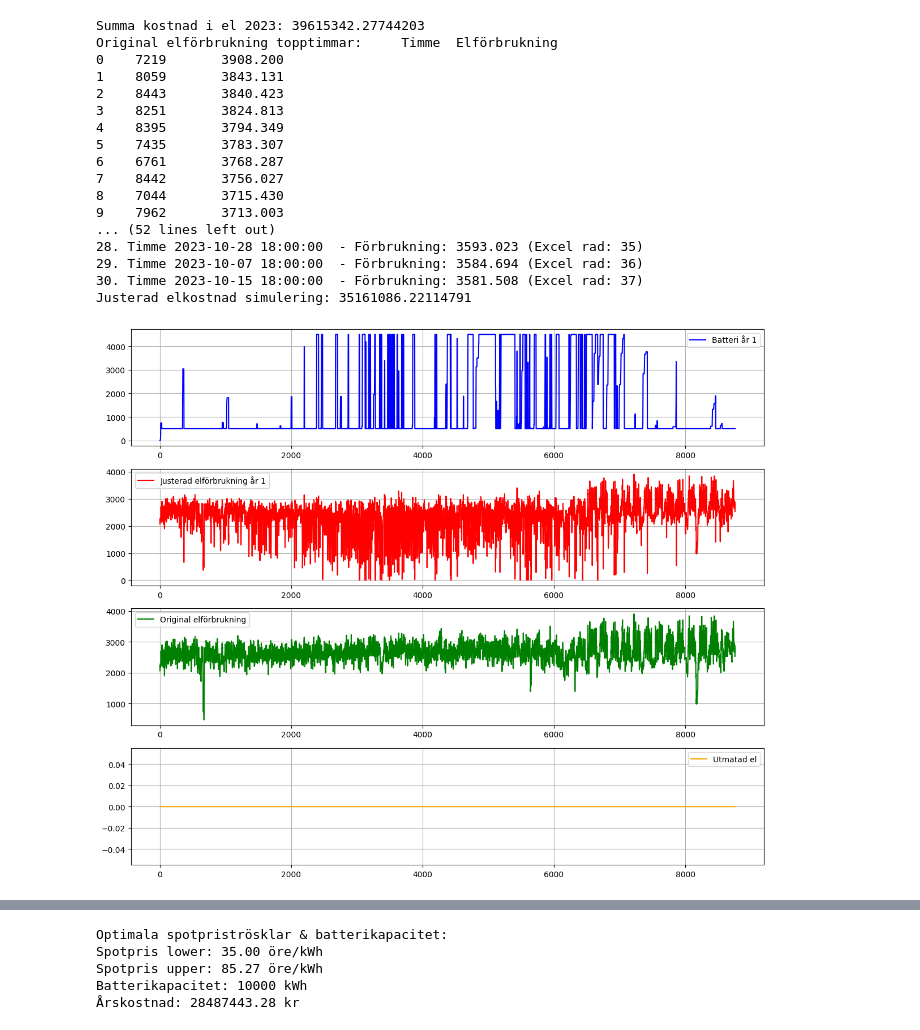
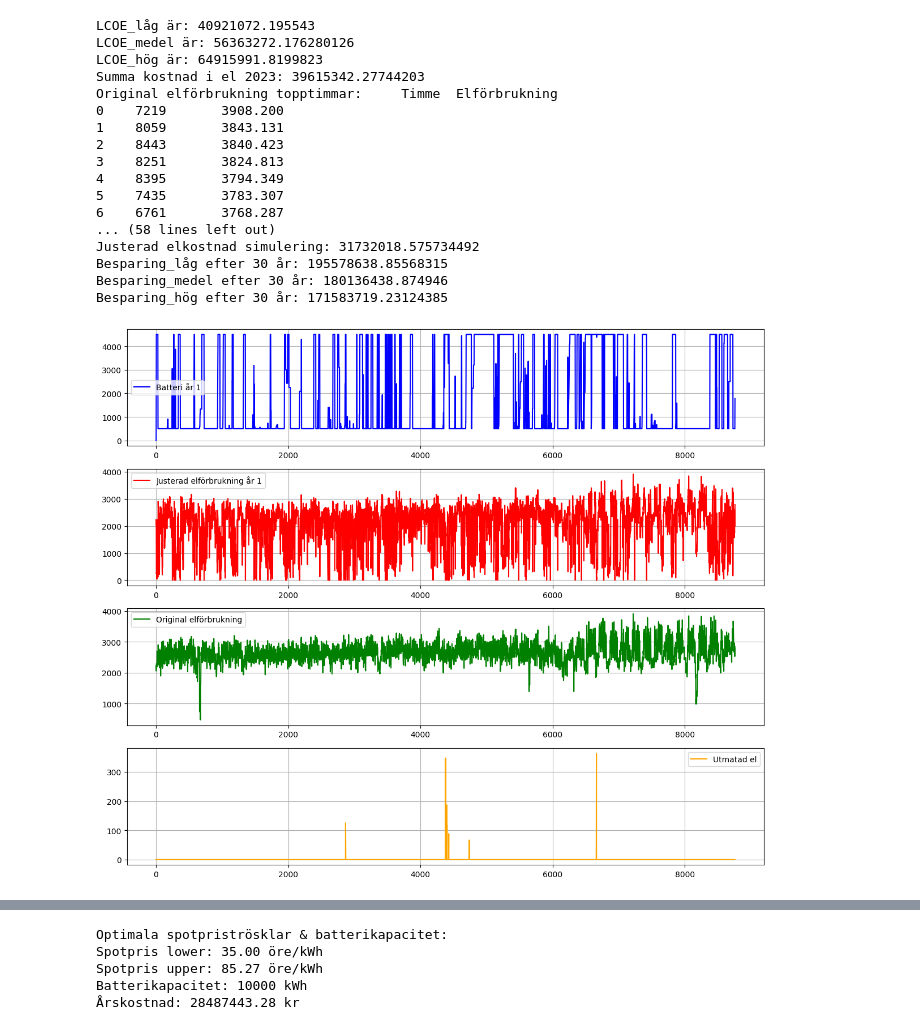
Before and after one commit to Jakobthuresson/Energigemenskaper, a Jupyter notebook: SödraOmrådet.ipynb, the cells around one changed output, grey strips where cells are left out. Cells and saved outputs as stored; diff of their text form; code cells hidden in the pictures.

```diff
--- a/SödraOmrådet.ipynb
+++ b/SödraOmrådet.ipynb
@@ -11,11 +11,30 @@ SödraOmr = pd.read_excel("Eldata-filerSÖDRA/SummaSödraOmrådet.xlsx", header=
 
 # Extrahera första kolumnen från respektive DataFrame
 Vind = Vindprod.iloc[:, 0]
-Sol = 0.8*Solprod.iloc[:, 0]  #SOL+VIND = 0.4, SOL= 0.8
+Sol = 0.4*Solprod.iloc[:, 0]  #SOL+VIND = 0.4, SOL= 0.8
 Spot = Spotpris.iloc[:, 0]
 SöOmr = SödraOmr.iloc[:,0]
 
-Prod =  Sol
+Prod =  Sol + Vind
+
+LCOE_sol_låg = 0.29 #kr/kWh
+LCOE_sol_medel = 0.43
+LCOE_sol_hög = 0.52
+
+LCOE_vind_låg = 0.24
+LCOE_vind_medel = 0.32
+LCOE_vind_hög = 0.36
+
+livslängd = 30
+
+
+LCOE_låg = (Sol.sum()*LCOE_sol_låg + Vind.sum()*LCOE_vind_låg)*30
+LCOE_medel = (Sol.sum()*LCOE_sol_medel + Vind.sum()*LCOE_vind_medel)*30
+LCOE_hög = (Sol.sum()*LCOE_sol_hög+ Vind.sum()*LCOE_vind_hög)*30
+
+print("LCOE_låg är:", LCOE_låg)
+print("LCOE_medel är:", LCOE_medel)
+print("LCOE_hög är:", LCOE_hög)
 
 Prod_list = Prod.tolist()
 
@@ -215,6 +234,10 @@ JusteradEnergiskatt = (total_elförbrukning * 43.9) / 100
 summaJusteradElkostnad = 1.25 * (summaJusteradÖverfKR + JusteradEnergiskatt + elhandelskostnad_köpt)
 print("Justerad elkostnad simulering:", summaJusteradElkostnad)
 
+print("Besparing_låg efter 30 år:", (summaElKostnad - summaJusteradElkostnad)*30 - LCOE_låg)
+print("Besparing_medel efter 30 år:", (summaElKostnad - summaJusteradElkostnad)*30 - LCOE_medel)
+print("Besparing_hög efter 30 år:", (summaElKostnad - summaJusteradElkostnad)*30 - LCOE_hög)
+
 
 # ----------------------- PLOTTING RESULTS -----------------------
 fig, ax = plt.subplots(4, 1, figsize=(12, 10))
@@ -226,39 +249,39 @@ ax[3].plot(utmatning, label='Utmatad el', color='orange')
 
 for a in ax:
     a.legend()
     a.grid(True)
 
 plt.tight_layout()
 plt.show()
 
 # Skapa en figur och plotta
 plt.figure(figsize=(12, 6))
 plt.plot(Prod_list, label="Prod", color="yellow")
 
 plt.xlabel("Tid")
 plt.ylabel("Produktion (kWh)")
 plt.title("Solprod")
 plt.legend()
 plt.grid(True)
 
 # Visa grafen
 plt.show()
 # %% [output]
+LCOE_låg är: 40921072.195543
+LCOE_medel är: 56363272.176280126
+LCOE_hög är: 64915991.8199823
 Summa kostnad i el 2023: 39615342.27744203
 Original elförbrukning topptimmar:     Timme  Elförbrukning
 0    7219       3908.200
 1    8059       3843.131
 2    8443       3840.423
 3    8251       3824.813
 4    8395       3794.349
 5    7435       3783.307
 6    6761       3768.287
-7    8442       3756.027
-8    7044       3715.430
-9    7962       3713.003
-... (52 lines left out)
-28. Timme 2023-10-28 18:00:00  - Förbrukning: 3593.023 (Excel rad: 35)
-29. Timme 2023-10-07 18:00:00  - Förbrukning: 3584.694 (Excel rad: 36)
-30. Timme 2023-10-15 18:00:00  - Förbrukning: 3581.508 (Excel rad: 37)
-Justerad elkostnad simulering: 35161086.22114791
+... (58 lines left out)
+Justerad elkostnad simulering: 31732018.575734492
+Besparing_låg efter 30 år: 195578638.85568315
+Besparing_medel efter 30 år: 180136438.874946
+Besparing_hög efter 30 år: 171583719.23124385
-[figure, old version]
+[figure, new version]
```
Also changed, not shown: parts of 2 cells of this notebook, 3 other files.
